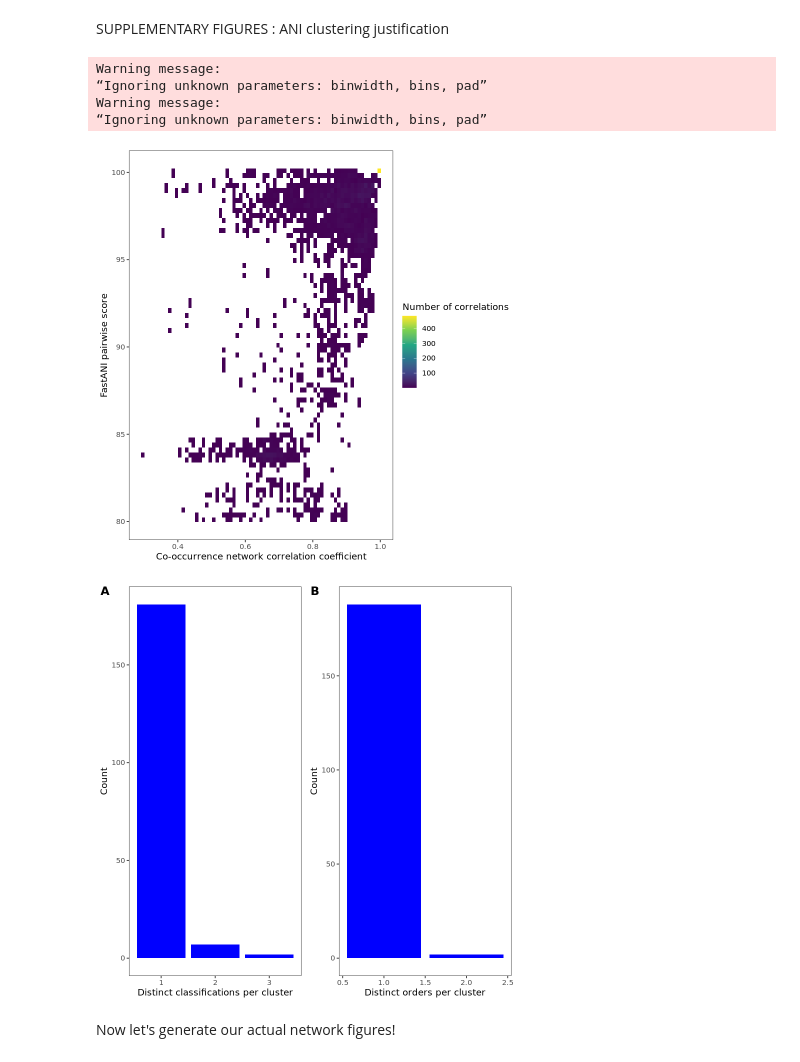
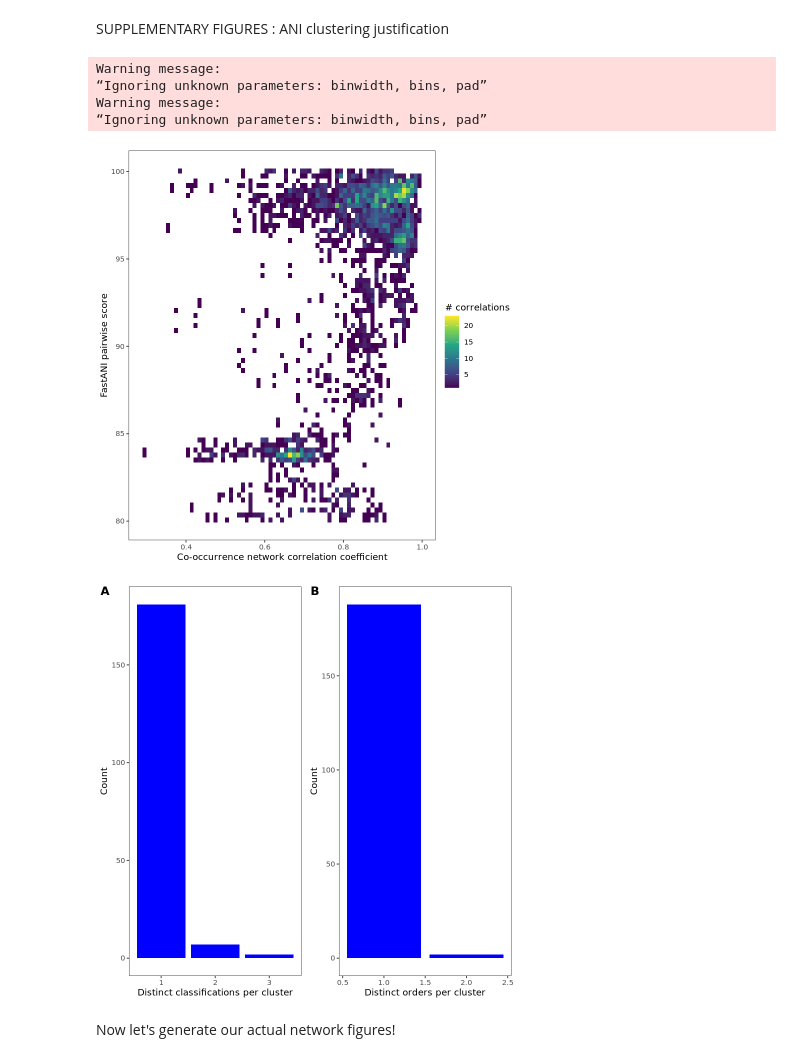
Before and after one commit to AlexanderLabWHOI/2021-TOPAZ-MAG-Figures, a Jupyter notebook: notebooks/final-figures-network.ipynb, the cells around one changed output. Saved outputs shown, nothing was run; the diff lists cells and outputs as text; code cells hidden in the pictures.

```diff
--- a/notebooks/final-figures-network.ipynb
+++ b/notebooks/final-figures-network.ipynb
@@ -275,48 +298,48 @@ reclustered_network_allconnections = data.frame(fread(file.path("..","data","rec
 SUPPLEMENTARY FIGURES : ANI clustering justification
 # %%
 ##### CREATE ANI FIGURE #####
-ani_plot = ggplot(edge_by_ani %>% dplyr::filter(pairwisescore > 80)) +
+ani_plot = ggplot(edge_by_ani %>% dplyr::filter((pairwisescore > 80) & (corrcoef != 1))) +
     geom_bin2d(aes(x = corrcoef, y = pairwisescore), bins = 70) +
-    scale_fill_continuous(type = "viridis", name = "Number of correlations") +
+    scale_fill_continuous(type = "viridis", name = "# correlations") +
     theme_test() +
     xlab("Co-occurrence network correlation coefficient") +
     ylab("FastANI pairwise score")
-ggsave(plot=ani_plot, file.path("ani_justification.png"),
-       dpi=300, width = 6, height = 4, units = "in")
+#ggsave(plot=ani_plot, file.path("ani_justification.png"),
+#       dpi=300, width = 6, height = 4, units = "in")
 ani_plot
 
 ##### CREATE FIGURE TO JUSTIFY THAT CLUSTERS ARE SIMILAR IN TERMS OF TAX COMPOSITION #####
 distinct_classifications = cluster_groups %>% distinct(Cluster, classification, .keep_all = TRUE) %>%
                             separate(classification, sep = ";",
                                      c("Domain","Clade","Kingdom","Supergroup","Phylum","Class",
                  "Order","Family","Genus","Species"))
 distinct_orders = cluster_groups %>% distinct(Cluster, classification, .keep_all = TRUE) %>%
                             separate(classification, sep = ";",
                                      c("Domain","Clade","Kingdom","Supergroup","Phylum","Class",
                  "Order","Family","Genus","Species")) %>%
                   distinct(Cluster, Order, .keep_all = TRUE)
 
 distinct_classes = ggplot(distinct_classifications %>%
                           dplyr::group_by(Cluster) %>% dplyr::summarize(Count = n())) +
     geom_histogram(aes(x=Count),fill="blue",stat="count") + theme_test() + ylab("Count") +
     xlab("Distinct classifications per cluster")
 
 distinct_orders = ggplot(distinct_orders %>% dplyr::group_by(Cluster) %>%
                          dplyr::summarize(Count = n())) +
     geom_histogram(aes(x=Count),fill="blue",stat="count") + theme_test() + ylab("Count") +
     xlab("Distinct orders per cluster")
 
 distinct_classifications = cowplot::plot_grid(distinct_classes,distinct_orders,labels=c("A","B"))
-ggsave(plot=distinct_classifications,
+ggsave(plot=cowplot::plot_grid(distinct_classifications,ani_plot,ncol=2),
        file.path("..","si-figures","clustering_justification.png"),
        dpi=300, width = 6, height = 3, units = "in")
 distinct_classifications
 # %% [output]
 Warning message:
 “Ignoring unknown parameters: binwidth, bins, pad”
 Warning message:
 “Ignoring unknown parameters: binwidth, bins, pad”
-[figure, old version]
+[figure, new version]
 [figure]
 # %% [markdown]
 Now let's generate our actual network figures!
```
Also changed, not shown: parts of 19 cells of this notebook, 8 other files.
